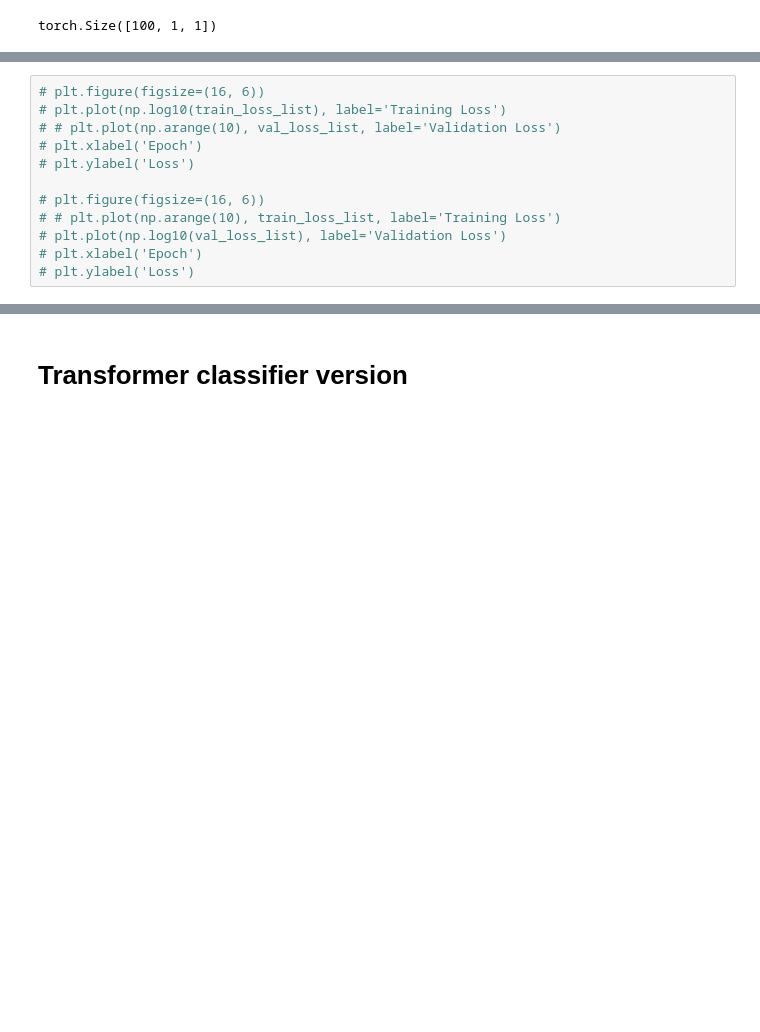
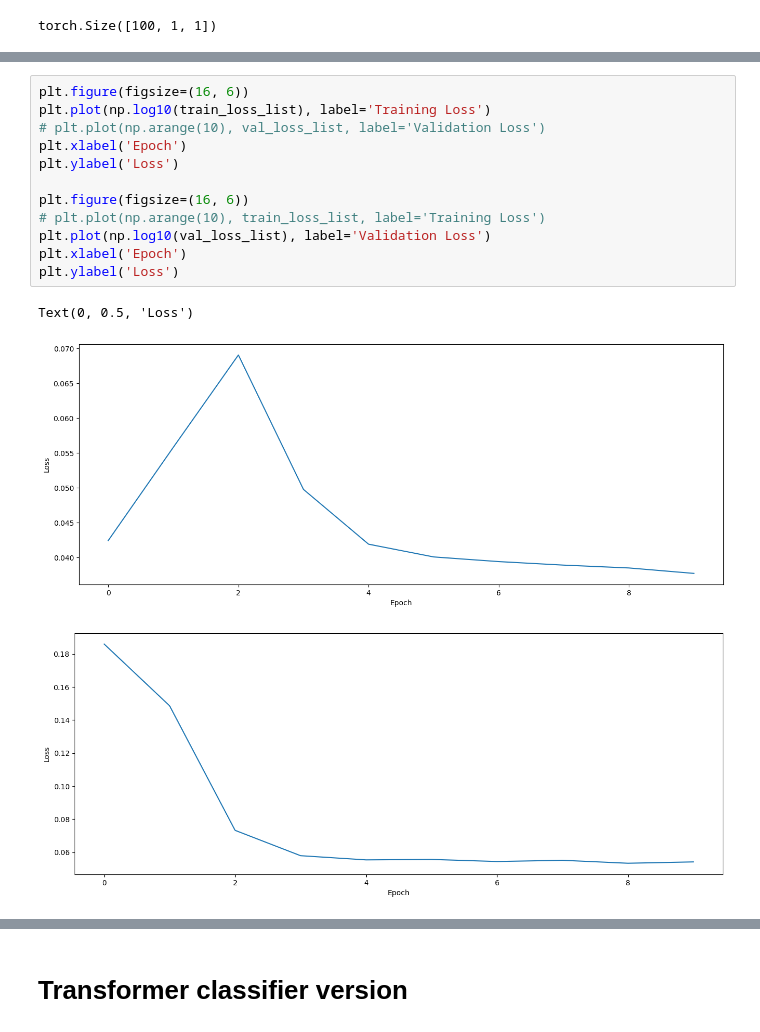
Before and after one commit to Legacy560/MTLSA25-Sales-Forecasting-Project, a Jupyter notebook: Cleaning and ARIMA/PHYS_664_Project_transformer.ipynb, the cells around one changed output, grey strips where cells are left out. Drawn from its saved outputs; the diff is of its cells as text; blank space fills up the shorter version.

```diff
--- a/Cleaning and ARIMA/PHYS_664_Project_transformer.ipynb
+++ b/Cleaning and ARIMA/PHYS_664_Project_transformer.ipynb
@@ -715,12 +746,16 @@ torch.Size([100, 1, 1])
 # %%
-# plt.figure(figsize=(16, 6))
-# plt.plot(np.log10(train_loss_list), label='Training Loss')
-# # plt.plot(np.arange(10), val_loss_list, label='Validation Loss')
-# plt.xlabel('Epoch')
-# plt.ylabel('Loss')
+plt.figure(figsize=(16, 6))
+plt.plot(np.log10(train_loss_list), label='Training Loss')
+# plt.plot(np.arange(10), val_loss_list, label='Validation Loss')
+plt.xlabel('Epoch')
+plt.ylabel('Loss')
 
-# plt.figure(figsize=(16, 6))
-# # plt.plot(np.arange(10), train_loss_list, label='Training Loss')
-# plt.plot(np.log10(val_loss_list), label='Validation Loss')
-# plt.xlabel('Epoch')
-# plt.ylabel('Loss')
+plt.figure(figsize=(16, 6))
+# plt.plot(np.arange(10), train_loss_list, label='Training Loss')
+plt.plot(np.log10(val_loss_list), label='Validation Loss')
+plt.xlabel('Epoch')
+plt.ylabel('Loss')
+# %% [output]
+Text(0, 0.5, 'Loss')
+[figure, added]
+[figure, added]
```
Also changed, not shown: parts of 27 cells of this notebook.
